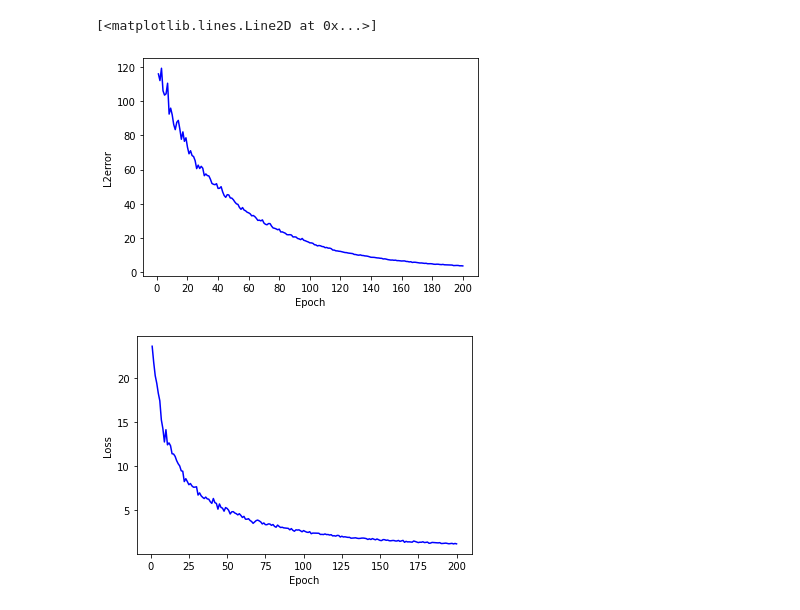
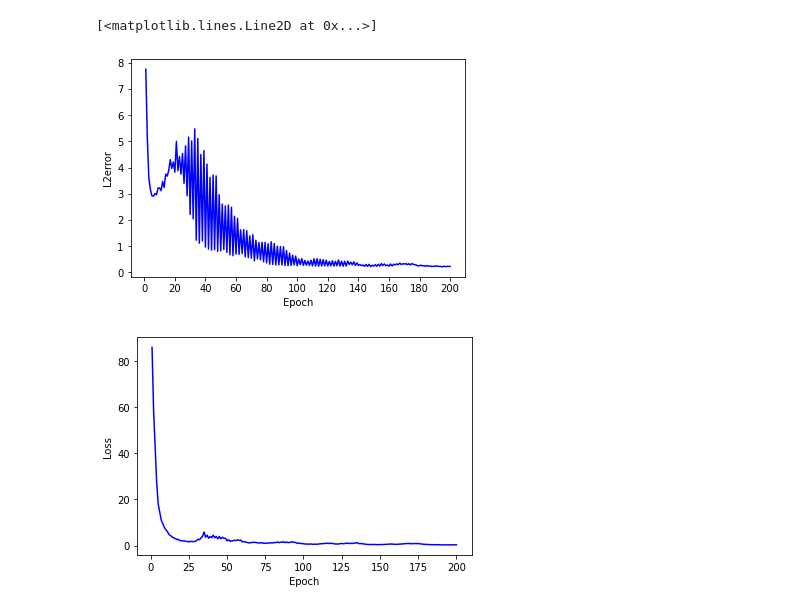
Before and after one commit to duypham01/PDE_Poisson, a Jupyter notebook: PDE_Poisson(pytorch).ipynb, the cells around one changed output. Saved outputs shown, nothing was run; the diff lists cells and outputs as text; code cells hidden in the pictures.

```diff
--- a/PDE_Poisson(pytorch).ipynb
+++ b/PDE_Poisson(pytorch).ipynb
@@ -123,35 +123,30 @@ def laplacian(f, input_vector):
 
 
 def boundary_condition(input):
-    return input.take(torch.tensor([1])) + input.take(torch.tensor([1]))**2
+    return 0
 
 
 # -laplace(u) = f
 def right_hand_side(input):
-    return 0
+    return 2*(math.pi)**2*math.sin(math.pi*input.take(torch.tensor([0])))*math.sin(math.pi*input.take(torch.tensor([1])))
 
 
-def exact_solution(spatial_time_point):
-    return 3 + spatial_time_point.take(torch.tensor([1])) +0.5*(spatial_time_point.take(torch.tensor([1]))**2 - spatial_time_point.take(torch.tensor([0]))**2)
-
-
-def exact_solution_scalar_value(x, y):
-    return 3 + y + 0.5*(y**2 - x**2)
+def exact_solution(input):
+    return math.sin(math.pi*input.take(torch.tensor([0])))*math.sin(math.pi*input.take(torch.tensor([1])))
 
 
 def random_data_points(batch_size):
     Omegapoints = []
     boundary_points = []
-
-    radius = math.sqrt(6)
     for i in range(batch_size):
-        phi = 2 * math.pi * random.random()
-        r = radius * random.random()
-        Omegapoints.append([r*math.cos(phi), r*math.sin(phi)])
+        Omegapoints.append([random.uniform(0, 1), random.uniform(0, 1)])
 
     for i in range(batch_size):
-        phi = 2 * math.pi * random.random()
-        boundary_points.append([radius * math.cos(phi), radius * math.sin(phi)])
+        random_point = [random.uniform(0, 1), random.uniform(0, 1)]
+        random_index = random.randint(0,1)
+        random_value = random.randint(0,1)
+        random_point[random_index] = random_value
+        boundary_points.append(random_point)
     return Omegapoints, boundary_points
 
 
@@ -197,13 +192,10 @@ def plot_estimation_and_exact_solution(file_name):
     plt.close("all")
 
 
-def random_points_in_circle():
+def random_points_test():
     points = []
-    radius = math.sqrt(6)
     for i in range(2000):
-        phi = 2 * math.pi * random.random()
-        r = radius * random.random()
-        points.append([r*math.cos(phi), r*math.sin(phi)])
+        points.append([random.uniform(0, 1), random.uniform(0, 1)])
     return points
 # %%
 net = PDENetLight(2, 10)
@@ -245,7 +237,7 @@ for i in range(200):
     print('This iteration took ' + str(ite_time) + ' seconds')
     print('Total training time elapsed ' + str(total_time/60) + ' minutes')
     L2_error = 0
-    for point in random_points_in_circle():
+    for point in random_points_test():
         point_input = torch.Tensor(point).resize_(2,1)
         L2_error += (net(point_input) - exact_solution(point_input))**2
     L2_error /= 121
@@ -302,5 +294,5 @@ L2error = tensor([[3.6535308361]], grad_fn=<DivBackward0>)
 Finished iteration number 200, saving model
 Plotting and saving convergence history
 [<matplotlib.lines.Line2D at 0x...>]
-[figure, old version]
+[figure, new version]
-[figure, old version]
+[figure, new version]
```
Also changed, not shown: parts of 1 cell of this notebook.
